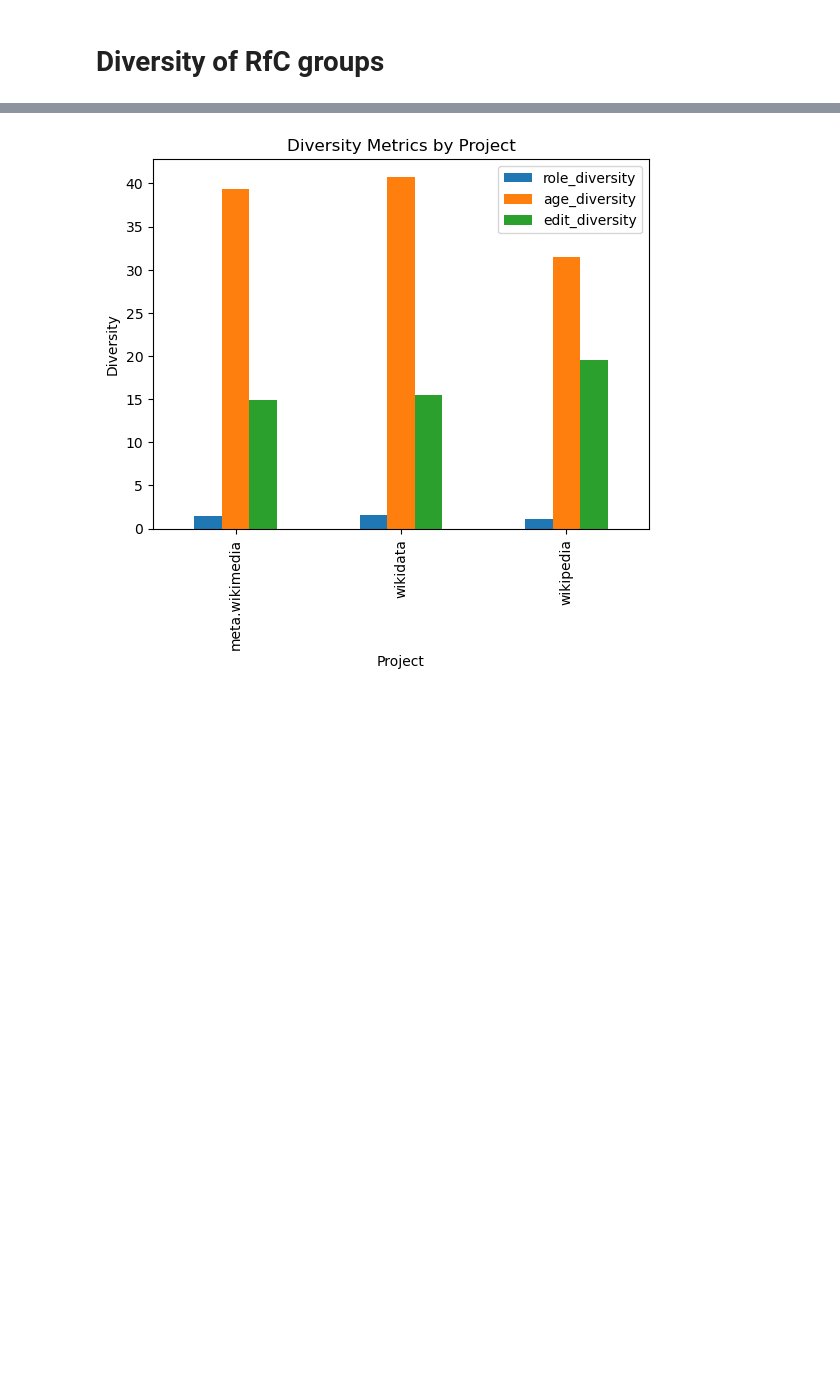
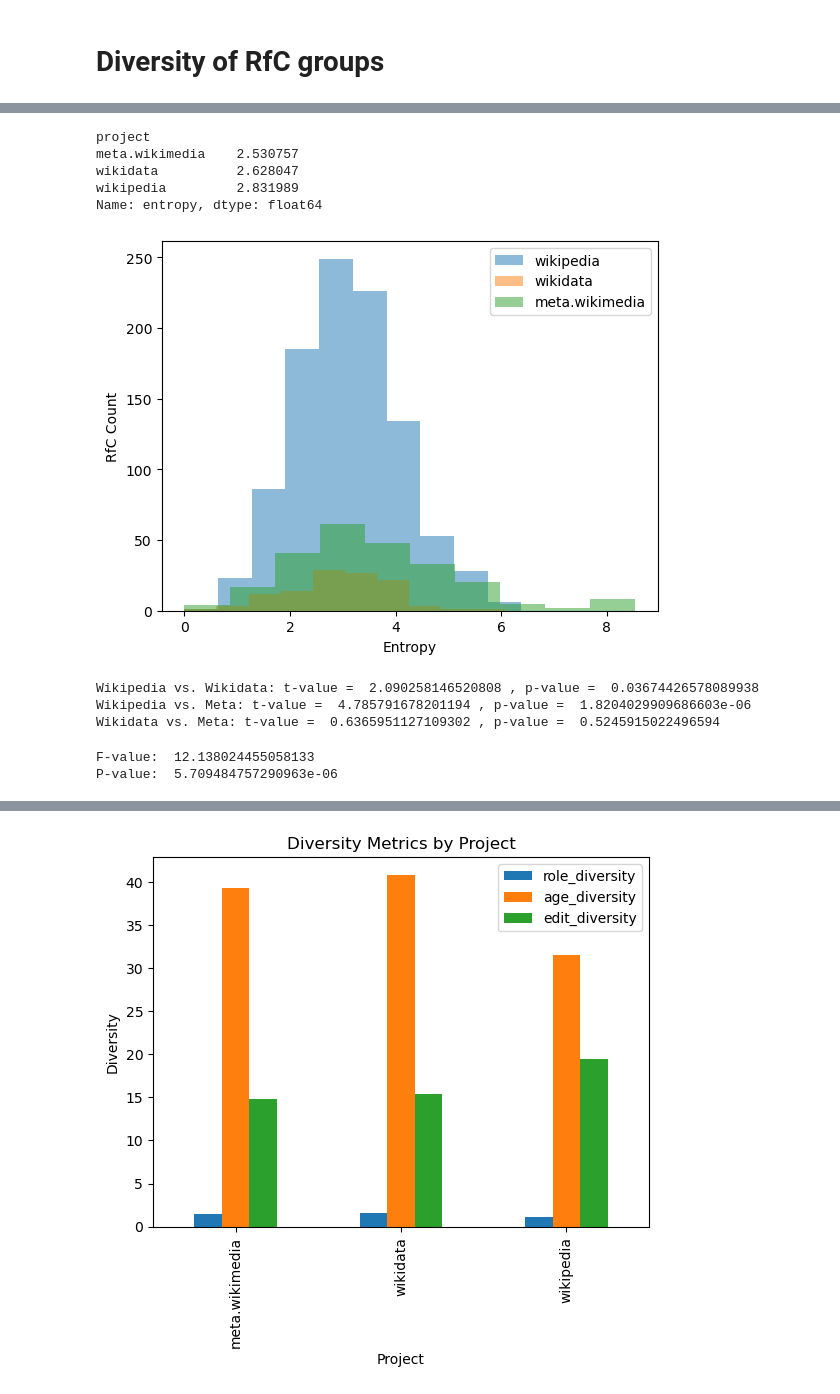
Before and after one commit to mrspacerobot/wiki_delib, a Jupyter notebook: data_analysis/data_analysis.ipynb, the cells around one changed output, grey strips where cells are left out. Drawn from its saved outputs; the diff is of its cells as text; code cells hidden in the pictures; blank space fills up the shorter version.

```diff
--- a/data_analysis/data_analysis.ipynb
+++ b/data_analysis/data_analysis.ipynb
@@ -244 +215,72 @@ merged_df = comment_df.merge(users_df, on='user_name')
+# %%
+# merge the entropy values with the original dataframe
+merged_df = pd.merge(rfc_df, entropy, on='rfc_id')
+
+# calculate the average entropy per column based on the 'project' column
+avg_entropy = merged_df.groupby('project')['entropy'].mean()
+
+print(avg_entropy)
+# %% [output]
+project
+meta.wikimedia    2.530757
+wikidata          2.628047
+wikipedia         2.831989
+Name: entropy, dtype: float64
+# %%
+grouped = merged_df.groupby(['project', 'entropy']).size().reset_index(name='count')
+
+# Get a list of all projects
+projects = merged_df['project'].unique()
+
+# Plot a histogram for each project
+for project in projects:
+    # Get the subset of data for this project
+    subset = grouped[grouped['project'] == project]
+
+    # Plot the histogram
+    plt.hist(subset['entropy'], bins=10, alpha=0.5, label=project)
+
+# Add axis labels and a legend
+plt.xlabel('Entropy')
+plt.ylabel('RfC Count')
+plt.legend()
+
+# Show the plot
+plt.show()
+# %% [output]
+[figure, added]
+# %%
+from scipy.stats import ttest_ind
+# create three separate dataframes for each project
+project_1_df = merged_df[merged_df['project'] == 'wikipedia']
+project_2_df = merged_df[merged_df['project'] == 'wikidata']
+project_3_df = merged_df[merged_df['project'] == 'meta.wikimedia']
+
+# perform pairwise t-tests
+t_12, p_12 = ttest_ind(project_1_df['entropy'], project_2_df['entropy'])
+t_13, p_13 = ttest_ind(project_1_df['entropy'], project_3_df['entropy'])
+t_23, p_23 = ttest_ind(project_2_df['entropy'], project_3_df['entropy'])
+
+# print results
+print("Wikipedia vs. Wikidata: t-value = ", t_12, ", p-value = ", p_12)
+print("Wikipedia vs. Meta: t-value = ", t_13, ", p-value = ", p_13)
+print("Wikidata vs. Meta: t-value = ", t_23, ", p-value = ", p_23)
+# %% [output]
+Wikipedia vs. Wikidata: t-value =  2.090258146520808 , p-value =  0.03674426578089938
+Wikipedia vs. Meta: t-value =  4.785791678201194 , p-value =  1.8204029909686603e-06
+Wikidata vs. Meta: t-value =  0.6365951127109302 , p-value =  0.5245915022496594
+# %%
+from scipy.stats import f_oneway
+# group by `project` column
+grouped_df = merged_df.groupby('project')
+
+# perform ANOVA test
+f_value, p_value = f_oneway(*[grouped_df.get_group(x)['entropy'] for x in grouped_df.groups])
+
+# print results
+print("F-value: ", f_value)
+print("P-value: ", p_value)
+# %% [output]
+F-value:  12.138024455058133
+P-value:  5.709484757290963e-06
 # %%
```
Also changed, not shown: parts of 70 cells of this notebook, 11 other files.
